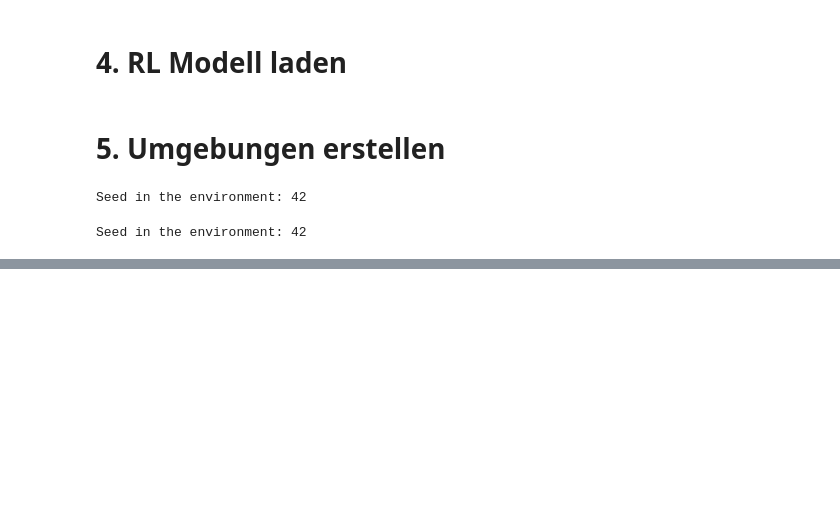
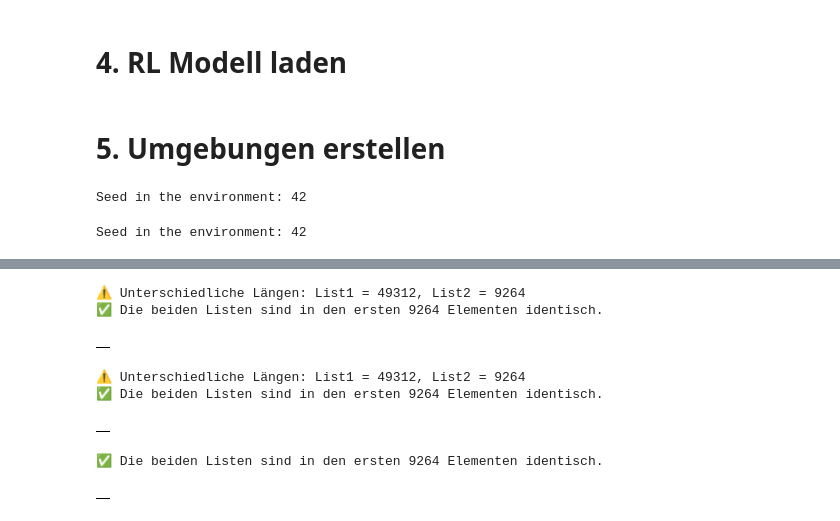
Before and after one commit to TrxtanF/Studienarbeit, a Jupyter notebook: Agents/simple_evaluation.ipynb, the cells around one changed output, grey strips where cells are left out. Drawn from its saved outputs; the diff is of its cells as text; code cells hidden in the pictures; blank space fills up the shorter version.

```diff
--- a/Agents/simple_evaluation.ipynb
+++ b/Agents/simple_evaluation.ipynb
@@ -109,0 +147,27 @@ Seed in the environment: 42
+# %%
+import pandas as pd
+
+def compare_lists(list1, list2):
+    """
+    Vergleicht zwei Listen bis zur kürzeren Länge und gibt alle Unterschiede als DataFrame zurück.
+    Gibt bei ungleicher Länge eine kurze Info aus.
+
+    Rückgabewert:
+    - Pandas DataFrame mit Spalten: 'Index', 'List1', 'List2'
+    """
+    min_len = min(len(list1), len(list2))
+    differences = []
+
+    for i in range(min_len):
+        if list1[i] != list2[i]:
+            differences.append({"Index": i, "List1": list1[i], "List2": list2[i]})
+
+    if len(list1) != len(list2):
+        print(f"⚠️ Unterschiedliche Längen: List1 = {len(list1)}, List2 = {len(list2)}")
+
+    if differences:
+        print(f"❌ {len(differences)} Unterschiede innerhalb der ersten {min_len} Elemente gefunden.")
+    else:
+        print("✅ Die beiden Listen sind in den ersten", min_len, "Elementen identisch.")
+
+    return pd.DataFrame(differences)
@@ -109,0 +193,17 @@ Seed in the environment: 42
+# %%
+compare_lists(train_actions, [1,2,234,2,4,12,2])
+# %% [output]
+⚠️ Unterschiedliche Längen: List1 = 49312, List2 = 9264
+✅ Die beiden Listen sind in den ersten 9264 Elementen identisch.
+|  |
+# %%
+compare_lists(train_actions, random_actions)
+# %% [output]
+⚠️ Unterschiedliche Längen: List1 = 49312, List2 = 9264
+✅ Die beiden Listen sind in den ersten 9264 Elementen identisch.
+|  |
+# %%
+compare_lists(test_actions, random_actions)
+# %% [output]
+✅ Die beiden Listen sind in den ersten 9264 Elementen identisch.
+|  |
```
Also changed, not shown: parts of 14 cells of this notebook.
